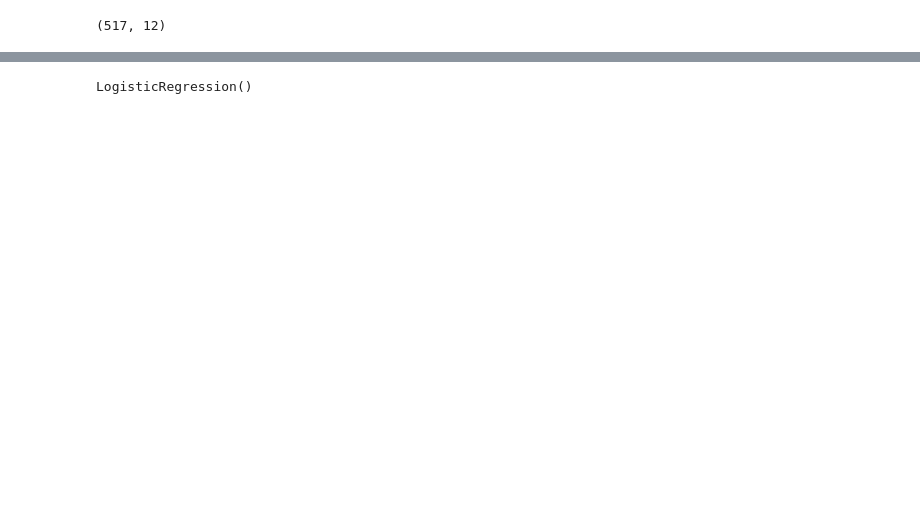
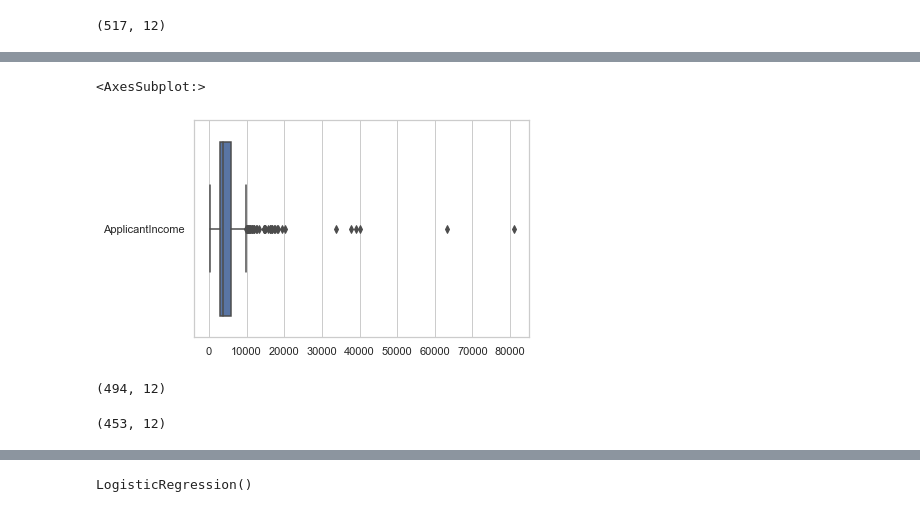
Before and after one commit to swantikag/AI-ML---Practice, a Jupyter notebook: Logistic Regression/Loan Prediction_ Logistic Regression.ipynb, the cells around one changed output, grey strips where cells are left out. Saved outputs shown, nothing was run; the diff lists cells and outputs as text; code cells hidden in the pictures; blank space fills up the shorter version.

```diff
--- a/Logistic Regression/Loan Prediction_ Logistic Regression.ipynb
+++ b/Logistic Regression/Loan Prediction_ Logistic Regression.ipynb
@@ -134,0 +141,17 @@ df_train.shape
+# %%
+sns.set_theme(style="whitegrid")
+#X_data = df_train.drop(['Loan_Status'],axis = 1)
+X_data = df_train[['ApplicantIncome']]
+sns.boxplot(data = X_data, orient="h")
+# %% [output]
+<AxesSubplot:>
+[figure, added]
+# %%
+df_train.shape
+# %% [output]
+(494, 12)
+# %%
+df_train = df_train[df_train.ApplicantIncome <= 10000]
+df_train.shape
+# %% [output]
+(453, 12)
```
Also changed, not shown: parts of 12 cells of this notebook.
